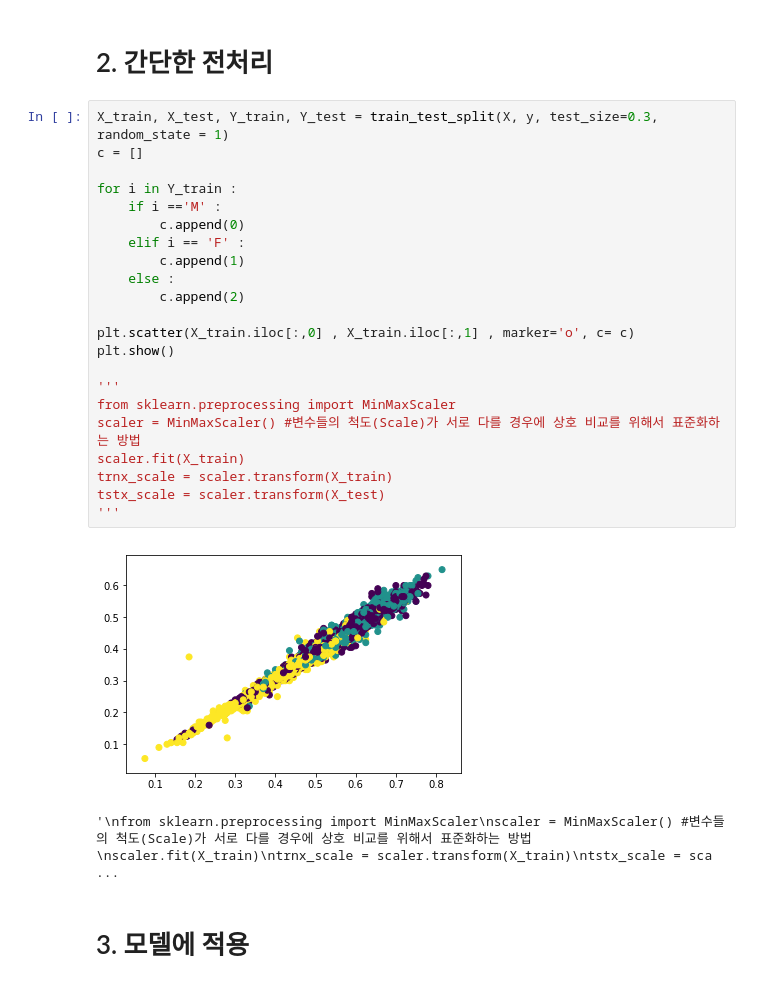
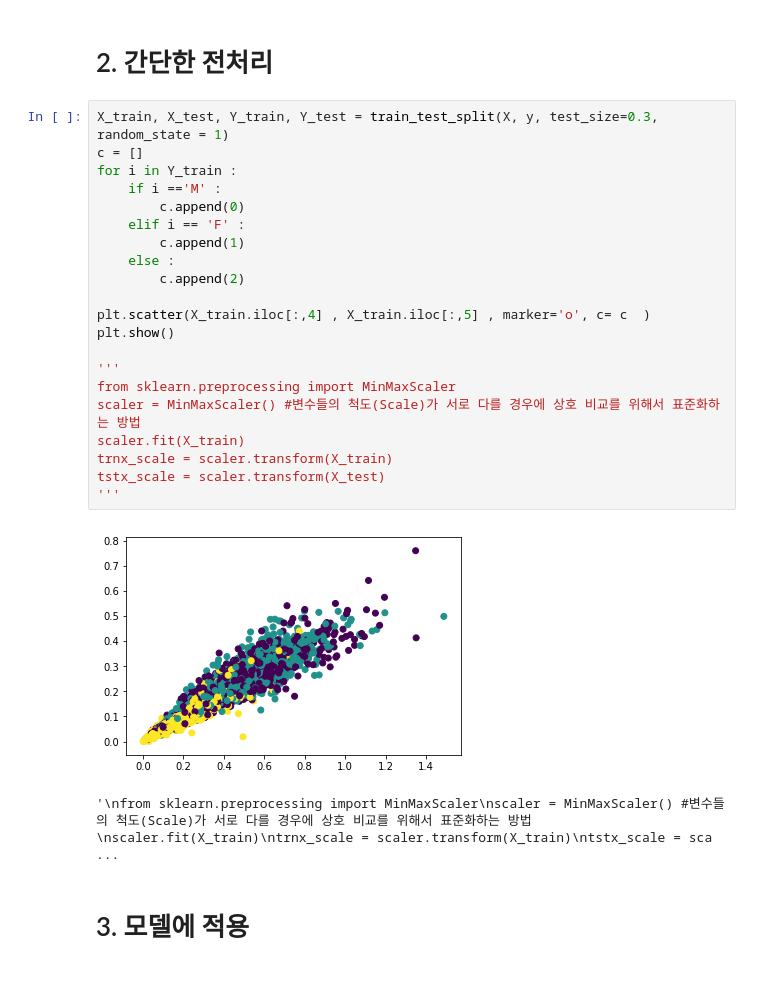
Before and after one commit to HelloJinoo/Machine-Learning, a Jupyter notebook: Classification_abalone.ipynb, the cells around one changed output. Cells and saved outputs as stored; diff of their text form.

```diff
--- a/Classification_abalone.ipynb
+++ b/Classification_abalone.ipynb
@@ -132,27 +134,26 @@ plt.show()
 # %%
 X_train, X_test, Y_train, Y_test = train_test_split(X, y, test_size=0.3, random_state = 1)
 c = []
-
 for i in Y_train :
     if i =='M' :
         c.append(0)
     elif i == 'F' :
         c.append(1)
     else :
         c.append(2)
 
-plt.scatter(X_train.iloc[:,0] , X_train.iloc[:,1] , marker='o', c= c)
+plt.scatter(X_train.iloc[:,4] , X_train.iloc[:,5] , marker='o', c= c  )
 plt.show()
 
 '''
 from sklearn.preprocessing import MinMaxScaler
 scaler = MinMaxScaler() #변수들의 척도(Scale)가 서로 다를 경우에 상호 비교를 위해서 표준화하는 방법
 scaler.fit(X_train)
 trnx_scale = scaler.transform(X_train)
 tstx_scale = scaler.transform(X_test)
 '''
 # %% [output]
-[figure, old version]
+[figure, new version]
 '\nfrom sklearn.preprocessing import MinMaxScaler\nscaler = MinMaxScaler() #변수들의 척도(Scale)가 서로 다를 경우에 상호 비교를 위해서 표준화하는 방법\nscaler.fit(X_train)\ntrnx_scale = scaler.transform(X_train)\ntstx_scale = sca ...
 # %% [markdown]
 # 3. 모델에 적용
```
Also changed, not shown: parts of 7 cells of this notebook.
